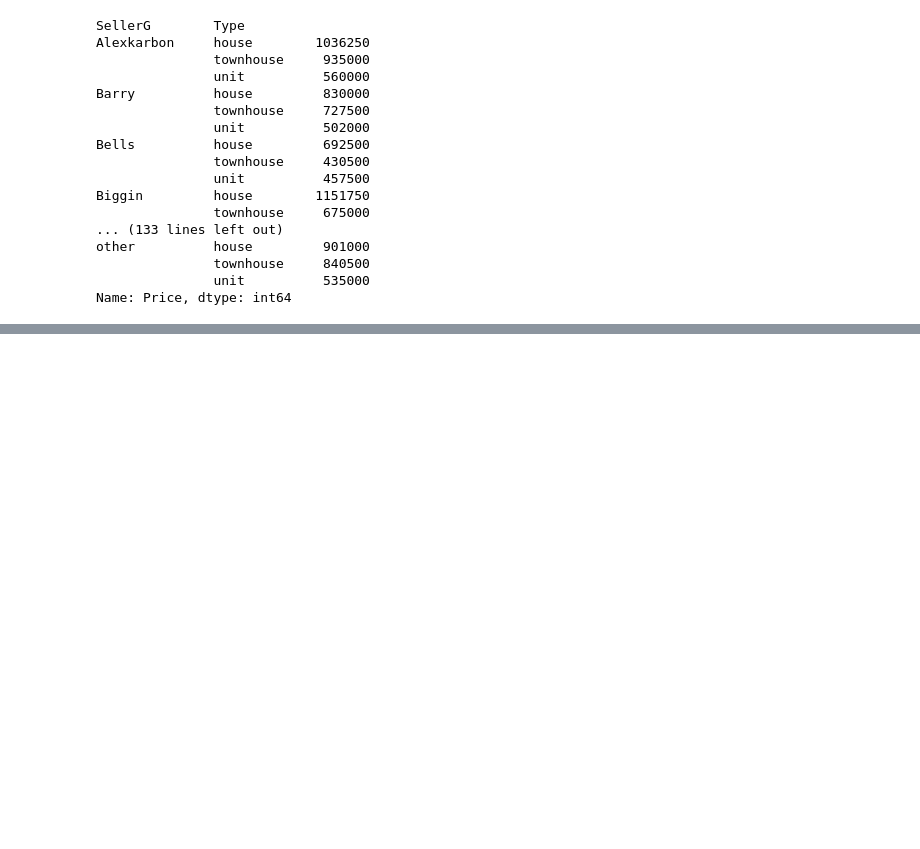
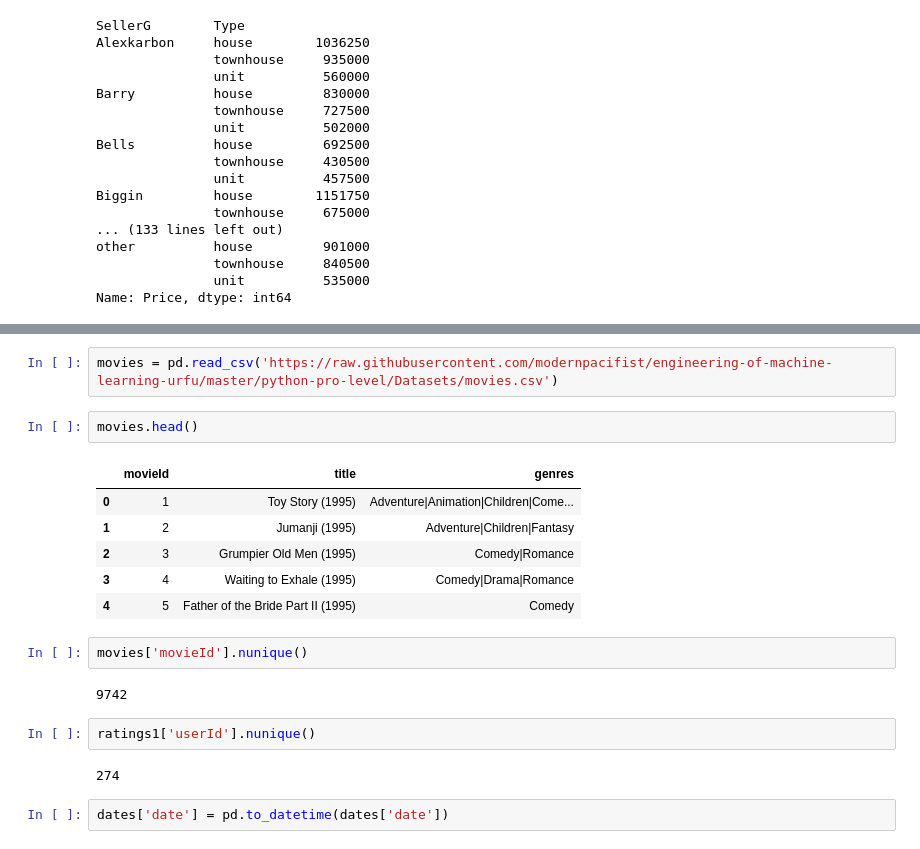
Before and after one commit to modernpacifist/engineering-of-machine-learning-urfu, a Jupyter notebook: python-pro-level/Notebooks/PandasPythonProWalkthrough5_2.ipynb, the cells around one changed output, grey strips where cells are left out. Cells and saved outputs as stored; diff of their text form; blank space fills up the shorter version.

```diff
--- a/python-pro-level/Notebooks/PandasPythonProWalkthrough5_2.ipynb
+++ b/python-pro-level/Notebooks/PandasPythonProWalkthrough5_2.ipynb
@@ -719,0 +755,21 @@ Name: Price, dtype: int64
+# %%
+movies = pd.read_csv('https://raw.githubusercontent.com/modernpacifist/engineering-of-machine-learning-urfu/master/python-pro-level/Datasets/movies.csv')
+# %%
+movies.head()
+# %% [output]
+|  | movieId | title | genres |
+| 0 | 1 | Toy Story (1995) | Adventure|Animation|Children|Come... |
+| 1 | 2 | Jumanji (1995) | Adventure|Children|Fantasy |
+| 2 | 3 | Grumpier Old Men (1995) | Comedy|Romance |
+| 3 | 4 | Waiting to Exhale (1995) | Comedy|Drama|Romance |
+| 4 | 5 | Father of the Bride Part II (1995) | Comedy |
+# %%
+movies['movieId'].nunique()
+# %% [output]
+9742
+# %%
+ratings1['userId'].nunique()
+# %% [output]
+274
+# %%
+dates['date'] = pd.to_datetime(dates['date'])
```
Also changed, not shown: parts of 11 cells of this notebook.
